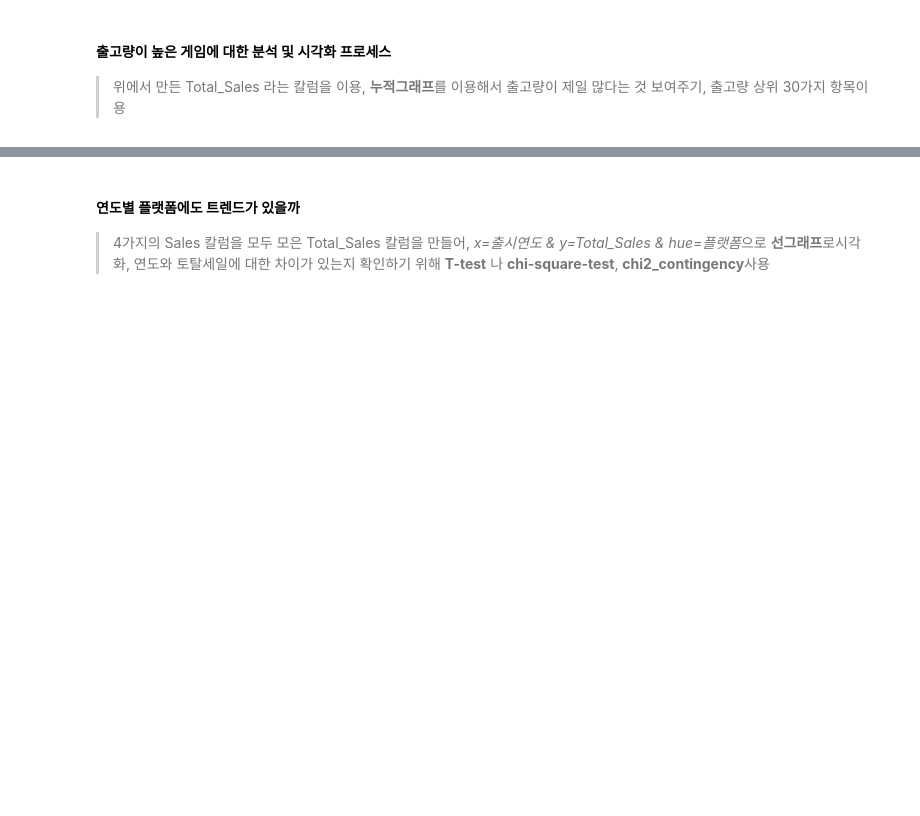
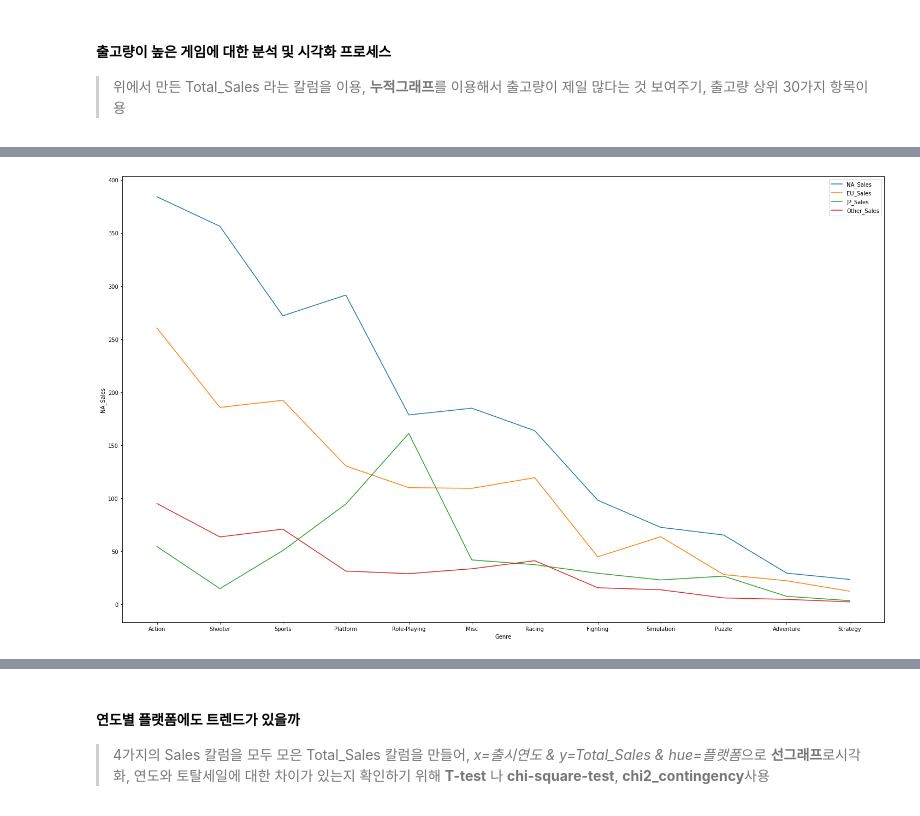
Before and after one commit to ohyunju/projects, a Jupyter notebook: project1/Project1.ipynb, the cells around one changed output, grey strips where cells are left out. Drawn from its saved outputs; the diff is of its cells as text; code cells hidden in the pictures; blank space fills up the shorter version.

```diff
--- a/project1/Project1.ipynb
+++ b/project1/Project1.ipynb
@@ -702,0 +772,5 @@ See the caveats in the documentation: https://pandas.pydata.org/pandas-docs/stab
+# %%
+Top_Sales4=Top_Sales.groupby(['Genre']).sum()
+Top_Sales4=Top_Sales4[['NA_Sales','EU_Sales','JP_Sales','Other_Sales','Total_Sales']]
+Top_Sales4=Top_Sales4.sort_values(by=['Total_Sales'], axis=0, ascending=False)
+Top_Sales4
@@ -702,0 +792,16 @@ See the caveats in the documentation: https://pandas.pydata.org/pandas-docs/stab
+# %%
+#선 시각화
+import seaborn as sns
+import matplotlib.pyplot as plt
+
+Genre=Top_Sales4.index
+plt.figure(figsize=(25, 15))
+sns.lineplot(Genre,Top_Sales4['NA_Sales'])
+sns.lineplot(Genre,Top_Sales4['EU_Sales'])
+sns.lineplot(Genre,Top_Sales4['JP_Sales'])
+sns.lineplot(Genre,Top_Sales4['Other_Sales'])
+#sns.lineplot(Genre,Top_Sales4['Total_Sales'])
+plt.legend(Top_Sales4.columns)
+plt.show()
+# %% [output]
+[figure, added]
```
Also changed, not shown: parts of 10 cells of this notebook.
